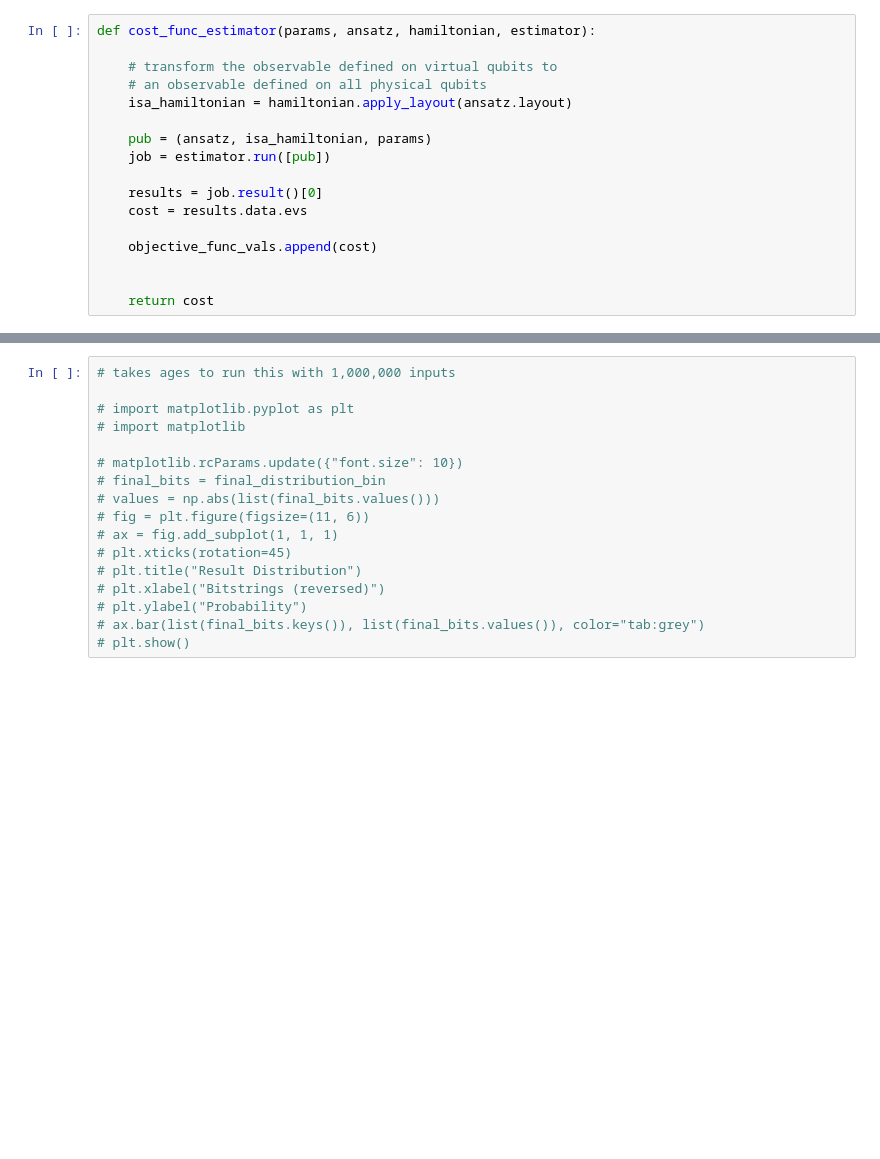
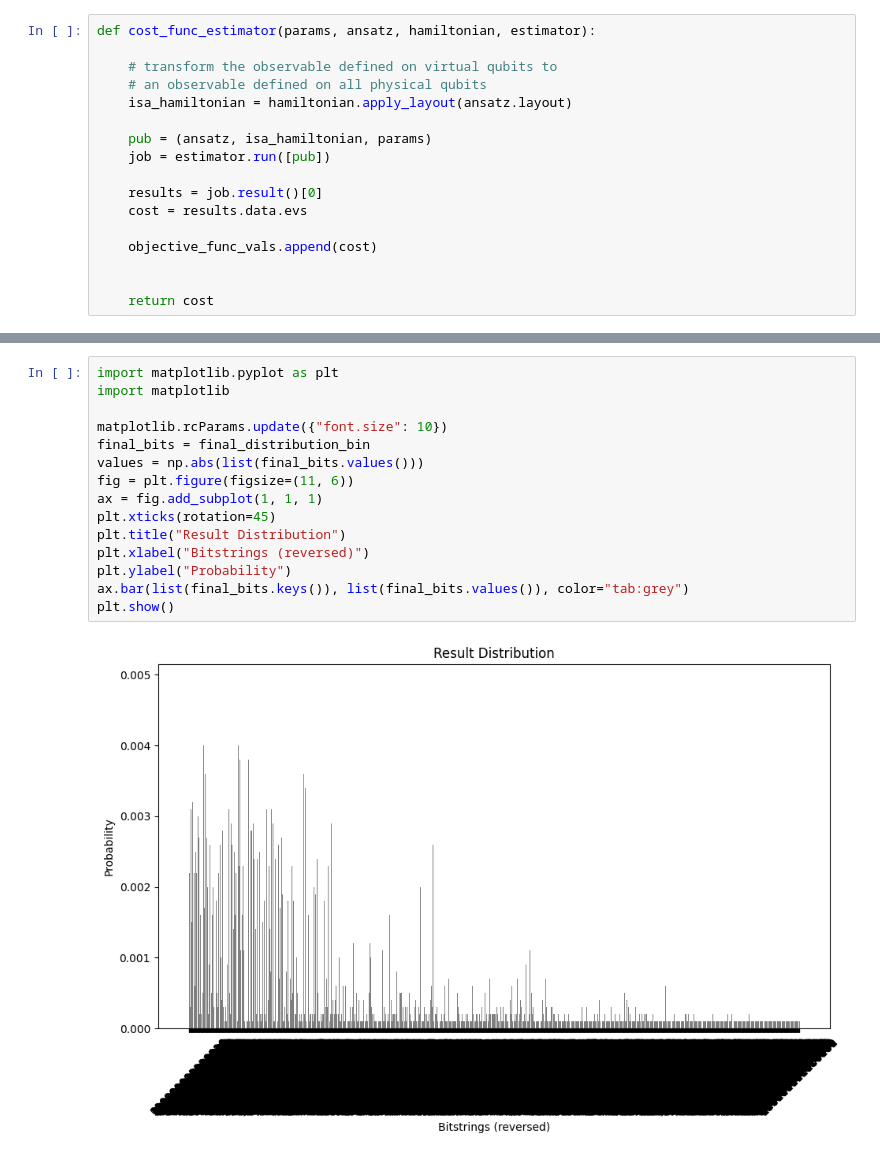
Before and after one commit to Charipi/CMSC457_Final, a Jupyter notebook: research.ipynb, the cells around one changed output, grey strips where cells are left out. Drawn from its saved outputs; the diff is of its cells as text; blank space fills up the shorter version.

```diff
--- a/research.ipynb
+++ b/research.ipynb
@@ -278,20 +271,20 @@ Result bitstring: [1, 0, 0, 0, 0, 1, 0, 1, 0, 1, 0, 0, 0, 0, 1]
 # %%
-# takes ages to run this with 1,000,000 inputs
+import matplotlib.pyplot as plt
+import matplotlib
 
-# import matplotlib.pyplot as plt
-# import matplotlib
-
-# matplotlib.rcParams.update({"font.size": 10})
-# final_bits = final_distribution_bin
-# values = np.abs(list(final_bits.values()))
-# fig = plt.figure(figsize=(11, 6))
-# ax = fig.add_subplot(1, 1, 1)
-# plt.xticks(rotation=45)
-# plt.title("Result Distribution")
-# plt.xlabel("Bitstrings (reversed)")
-# plt.ylabel("Probability")
-# ax.bar(list(final_bits.keys()), list(final_bits.values()), color="tab:grey")
-# plt.show()
+matplotlib.rcParams.update({"font.size": 10})
+final_bits = final_distribution_bin
+values = np.abs(list(final_bits.values()))
+fig = plt.figure(figsize=(11, 6))
+ax = fig.add_subplot(1, 1, 1)
+plt.xticks(rotation=45)
+plt.title("Result Distribution")
+plt.xlabel("Bitstrings (reversed)")
+plt.ylabel("Probability")
+ax.bar(list(final_bits.keys()), list(final_bits.values()), color="tab:grey")
+plt.show()
+# %% [output]
+[figure, added]
 # %%
 most_likely_bitstring
 
```
Also changed, not shown: parts of 9 cells of this notebook.
